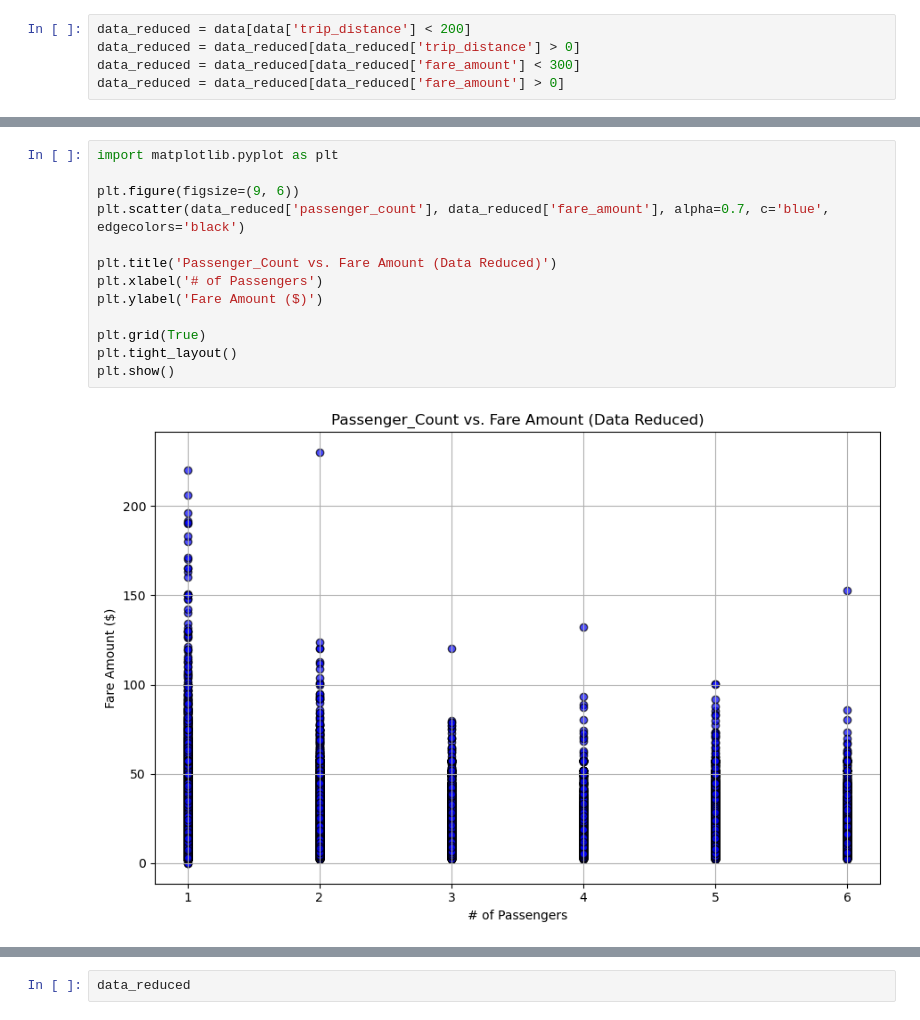
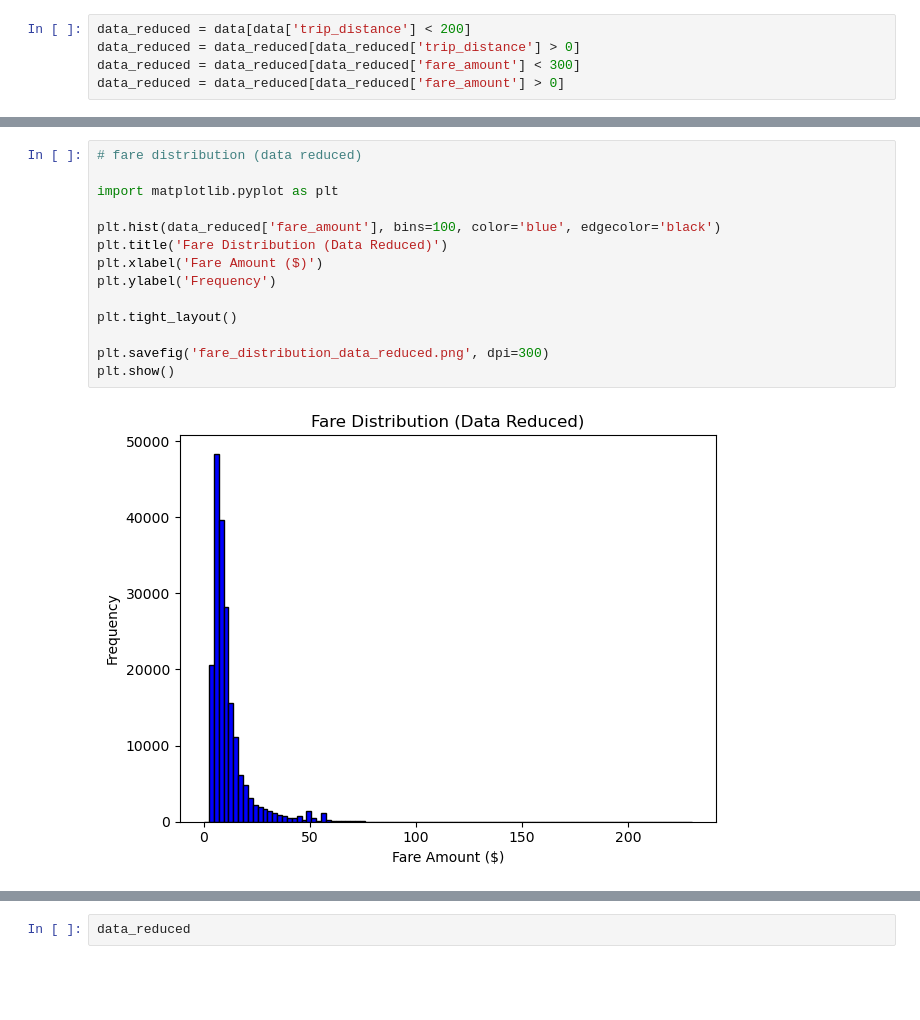
Before and after one commit to hilaryle/coen140-ml-project, a Jupyter notebook: ml-final-project.ipynb, the cells around one changed output, grey strips where cells are left out. Drawn from its saved outputs; the diff is of its cells as text; blank space fills up the shorter version.

```diff
--- a/ml-final-project.ipynb
+++ b/ml-final-project.ipynb
@@ -276,17 +285,18 @@ plt.show()
 # %% [output]
 [figure]
 # %%
+# fare distribution (data reduced)
+
 import matplotlib.pyplot as plt
 
-plt.figure(figsize=(9, 6))
-plt.scatter(data_reduced['passenger_count'], data_reduced['fare_amount'], alpha=0.7, c='blue', edgecolors='black')
+plt.hist(data_reduced['fare_amount'], bins=100, color='blue', edgecolor='black')
+plt.title('Fare Distribution (Data Reduced)')
+plt.xlabel('Fare Amount ($)')
+plt.ylabel('Frequency')
 
-plt.title('Passenger_Count vs. Fare Amount (Data Reduced)')
-plt.xlabel('# of Passengers')
-plt.ylabel('Fare Amount ($)')
+plt.tight_layout()
 
-plt.grid(True)
-plt.tight_layout()
+plt.savefig('fare_distribution_data_reduced.png', dpi=300)
 plt.show()
 # %% [output]
-[figure, old version]
+[figure, new version]
```
Also changed, not shown: parts of 17 cells of this notebook, 12 other files.
